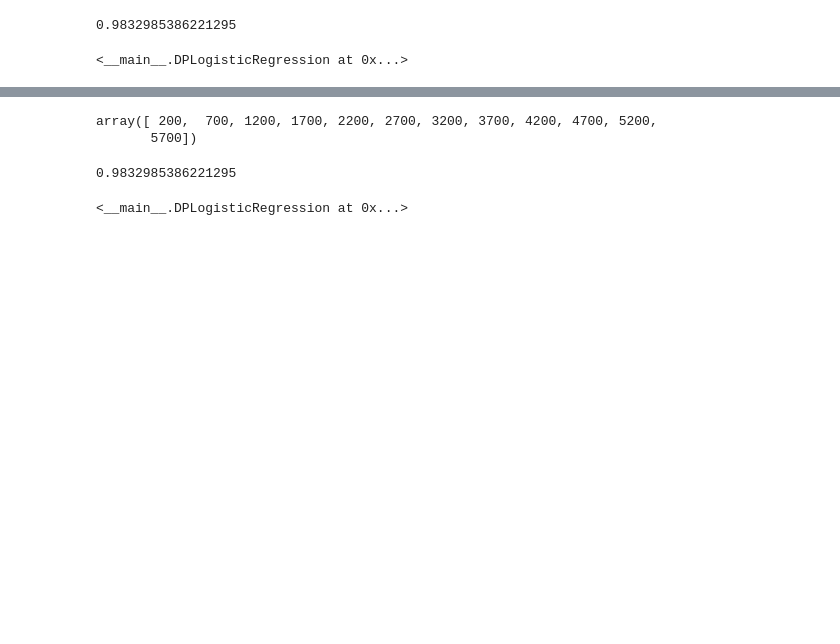
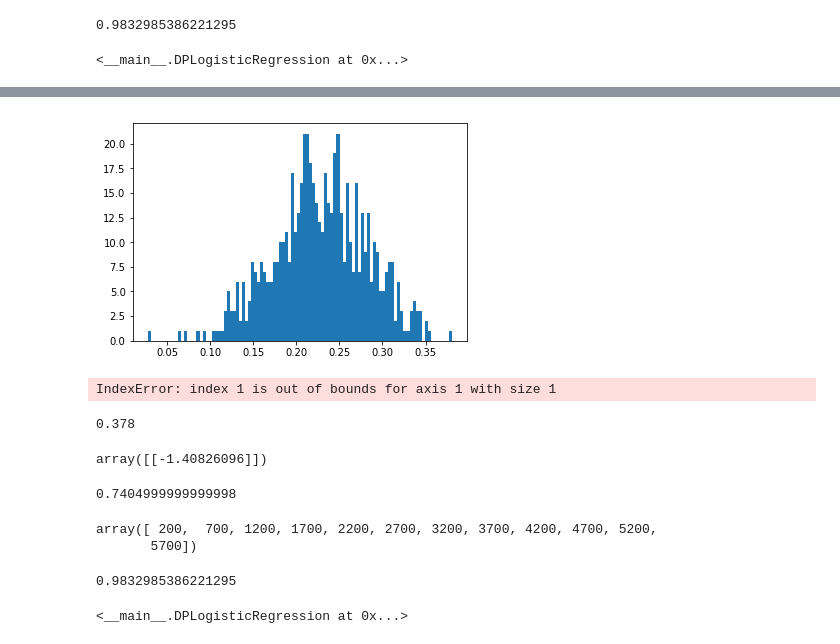
Before and after one commit to jimola/S18_Research, a Jupyter notebook: Python/LogRegression/LogRegChoice.ipynb, the cells around one changed output, grey strips where cells are left out. Drawn from its saved outputs; the diff is of its cells as text; code cells hidden in the pictures; blank space fills up the shorter version.

```diff
--- a/Python/LogRegression/LogRegChoice.ipynb
+++ b/Python/LogRegression/LogRegChoice.ipynb
@@ -98,3 +155,25 @@ gen_test(2, 2, 1000, seed=9085)
+# %%
+_ = plt.hist(X[y == 1, 0], bins=100)
+# %% [output]
+[figure, added]
+# %%
+_ = plt.hist(X[:, 1], bins=100)
+# %% [output]
+IndexError: index 1 is out of bounds for axis 1 with size 1
+# %%
+plogit = DPLogisticRegression(2, 1, C)
+plogit = plogit.fit(X_train, y_train)
+plogit.score(X_test, y_test)
+# %% [output]
+0.378
+# %%
+plogit.logit.coef_
+# %% [output]
+array([[-1.40826096]])
+# %%
+gen_test(2, 2, 1000, seed=12345)
+# %% [output]
+0.7404999999999998
 # %%
 for sz in np.arange(200, 6000, 500):
     ans = 0
```
Also changed, not shown: parts of 27 cells of this notebook, 2 other files.
